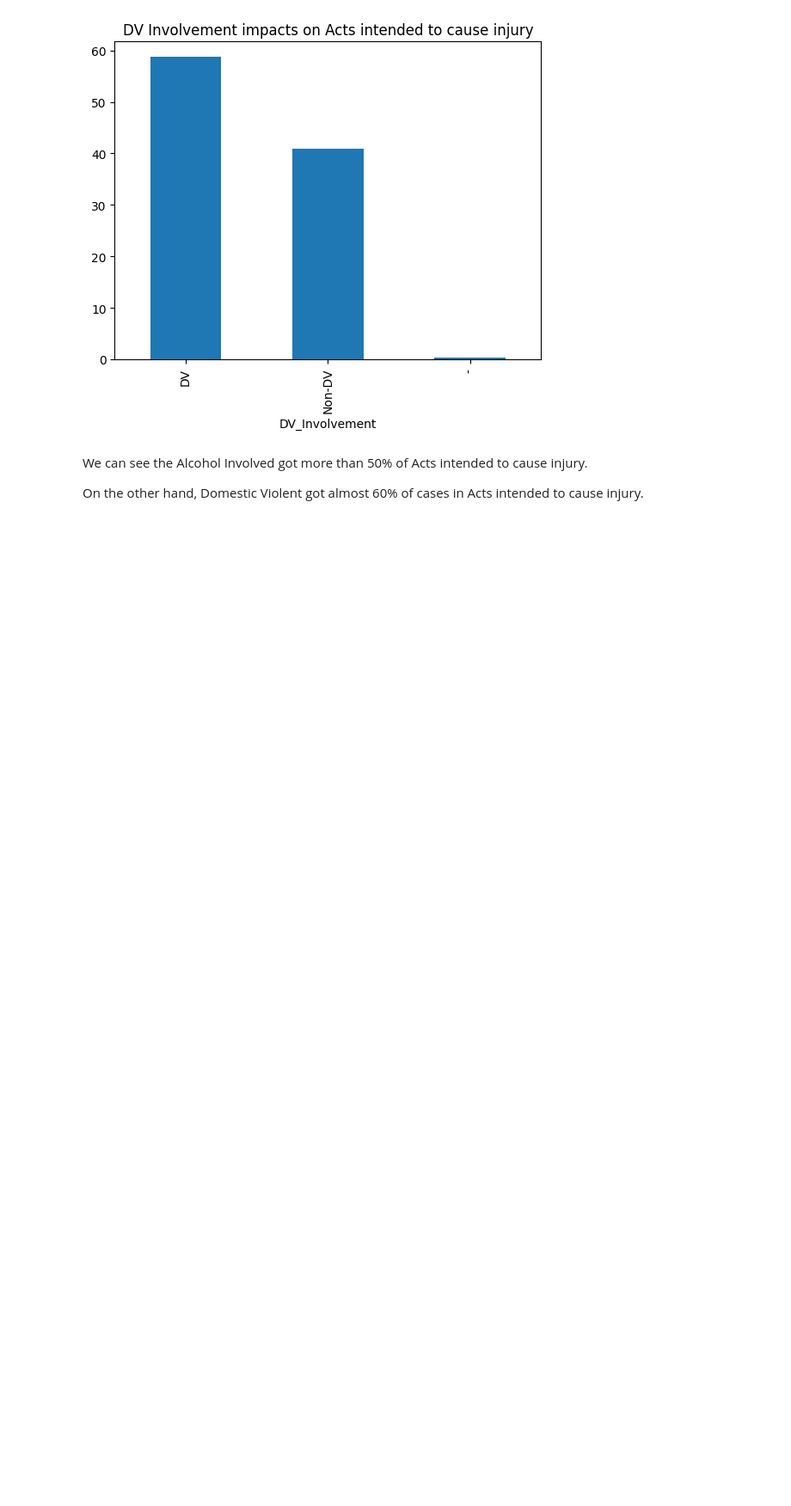
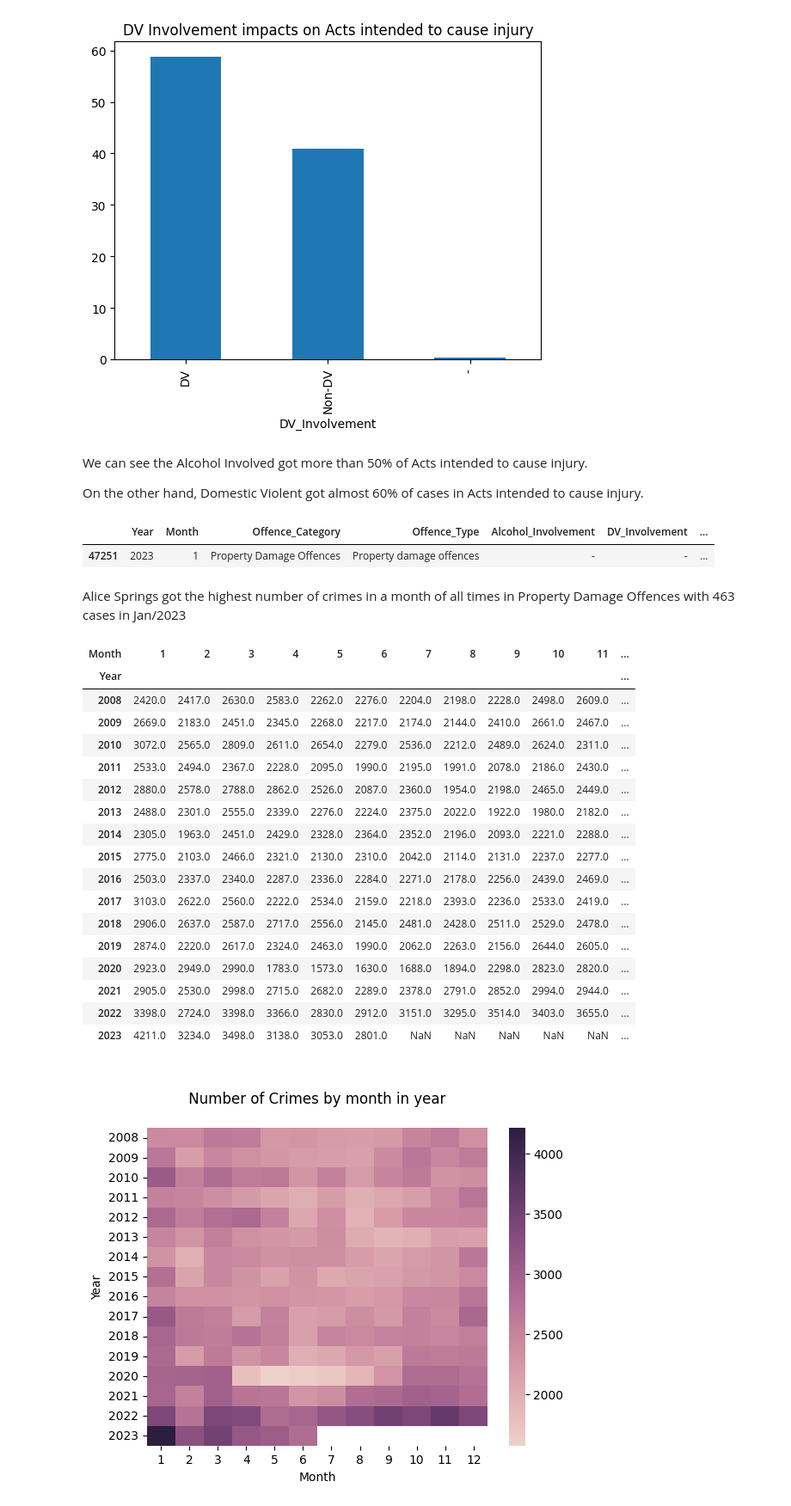
Before and after one commit to visgn/DataAnalyst_Projects, a Jupyter notebook: NT_Crime_Statistics.ipynb, the cells around one changed output. Shown at 86% size. Drawn from its saved outputs; the diff is of its cells as text; code cells hidden in the pictures; blank space fills up the shorter version.

```diff
--- a/NT_Crime_Statistics.ipynb
+++ b/NT_Crime_Statistics.ipynb
@@ -566,3 +560,10 @@ plt.show()
 We can see the Alcohol Involved got more than 50% of Acts intended to cause injury.
 
 On the other hand, Domestic Violent got almost 60% of cases in Acts intended to cause injury.
+# %%
+crime[crime['Number_of_Offences'] == crime['Number_of_Offences'].max()]
+# %% [output]
+|  | Year | Month | Offence_Category | Offence_Type | Alcohol_Involvement | DV_Involvement | ... |
+| 47251 | 2023 | 1 | Property Damage Offences | Property damage offences | - | - | ... |
+# %% [markdown]
+Alice Springs got the highest number of crimes in a month of all times in Property Damage Offences with 463 cases in Jan/2023
@@ -568,0 +572,27 @@ On the other hand, Domestic Violent got almost 60% of cases in Acts intended to
+# %%
+crime_by_month = crime.groupby(['Year', 'Month']).sum()['Number_of_Offences'].unstack()
+
+display(crime_by_month)
+sns.heatmap(crime_by_month, cmap=sns.cubehelix_palette(as_cmap=True))
+plt.title('\n Number of Crimes by month in year \n')
+plt.show()
+# %% [output]
+| Month | 1 | 2 | 3 | 4 | 5 | 6 | 7 | 8 | 9 | 10 | 11 | ... |
+| Year |  |  |  |  |  |  |  |  |  |  |  | ... |
+| 2008 | 2420.0 | 2417.0 | 2630.0 | 2583.0 | 2262.0 | 2276.0 | 2204.0 | 2198.0 | 2228.0 | 2498.0 | 2609.0 | ... |
+| 2009 | 2669.0 | 2183.0 | 2451.0 | 2345.0 | 2268.0 | 2217.0 | 2174.0 | 2144.0 | 2410.0 | 2661.0 | 2467.0 | ... |
+| 2010 | 3072.0 | 2565.0 | 2809.0 | 2611.0 | 2654.0 | 2279.0 | 2536.0 | 2212.0 | 2489.0 | 2624.0 | 2311.0 | ... |
+| 2011 | 2533.0 | 2494.0 | 2367.0 | 2228.0 | 2095.0 | 1990.0 | 2195.0 | 1991.0 | 2078.0 | 2186.0 | 2430.0 | ... |
+| 2012 | 2880.0 | 2578.0 | 2788.0 | 2862.0 | 2526.0 | 2087.0 | 2360.0 | 1954.0 | 2198.0 | 2465.0 | 2449.0 | ... |
+| 2013 | 2488.0 | 2301.0 | 2555.0 | 2339.0 | 2276.0 | 2224.0 | 2375.0 | 2022.0 | 1922.0 | 1980.0 | 2182.0 | ... |
+| 2014 | 2305.0 | 1963.0 | 2451.0 | 2429.0 | 2328.0 | 2364.0 | 2352.0 | 2196.0 | 2093.0 | 2221.0 | 2288.0 | ... |
+| 2015 | 2775.0 | 2103.0 | 2466.0 | 2321.0 | 2130.0 | 2310.0 | 2042.0 | 2114.0 | 2131.0 | 2237.0 | 2277.0 | ... |
+| 2016 | 2503.0 | 2337.0 | 2340.0 | 2287.0 | 2336.0 | 2284.0 | 2271.0 | 2178.0 | 2256.0 | 2439.0 | 2469.0 | ... |
+| 2017 | 3103.0 | 2622.0 | 2560.0 | 2222.0 | 2534.0 | 2159.0 | 2218.0 | 2393.0 | 2236.0 | 2533.0 | 2419.0 | ... |
+| 2018 | 2906.0 | 2637.0 | 2587.0 | 2717.0 | 2556.0 | 2145.0 | 2481.0 | 2428.0 | 2511.0 | 2529.0 | 2478.0 | ... |
+| 2019 | 2874.0 | 2220.0 | 2617.0 | 2324.0 | 2463.0 | 1990.0 | 2062.0 | 2263.0 | 2156.0 | 2644.0 | 2605.0 | ... |
+| 2020 | 2923.0 | 2949.0 | 2990.0 | 1783.0 | 1573.0 | 1630.0 | 1688.0 | 1894.0 | 2298.0 | 2823.0 | 2820.0 | ... |
+| 2021 | 2905.0 | 2530.0 | 2998.0 | 2715.0 | 2682.0 | 2289.0 | 2378.0 | 2791.0 | 2852.0 | 2994.0 | 2944.0 | ... |
+| 2022 | 3398.0 | 2724.0 | 3398.0 | 3366.0 | 2830.0 | 2912.0 | 3151.0 | 3295.0 | 3514.0 | 3403.0 | 3655.0 | ... |
+| 2023 | 4211.0 | 3234.0 | 3498.0 | 3138.0 | 3053.0 | 2801.0 | NaN | NaN | NaN | NaN | NaN | ... |
+[figure, added]
```
Also changed, not shown: parts of 16 cells of this notebook.
